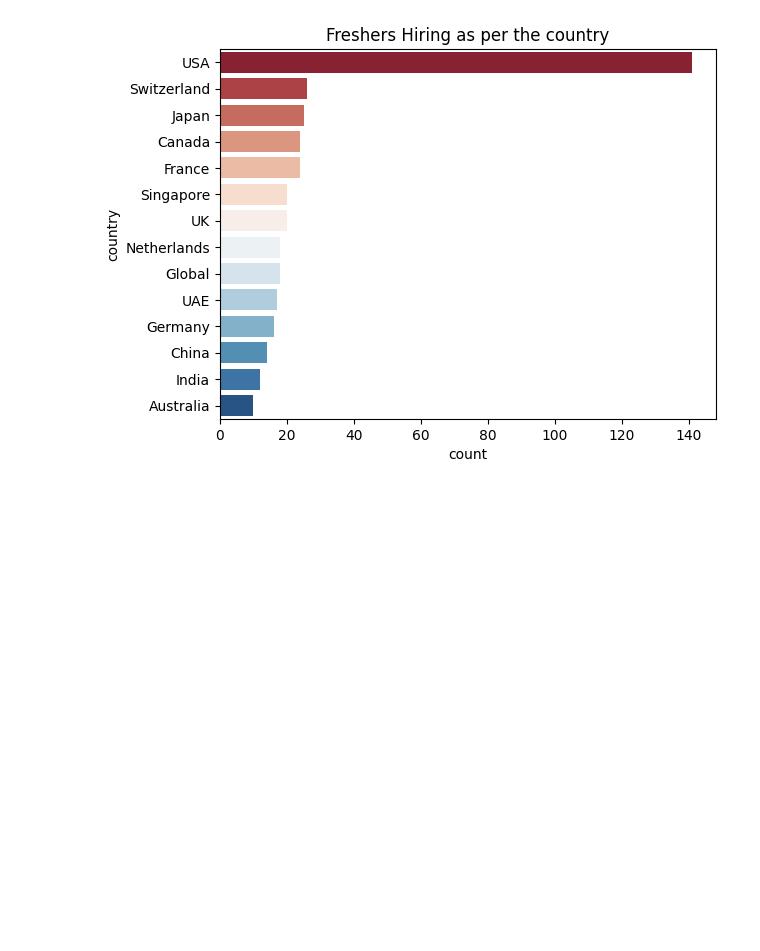
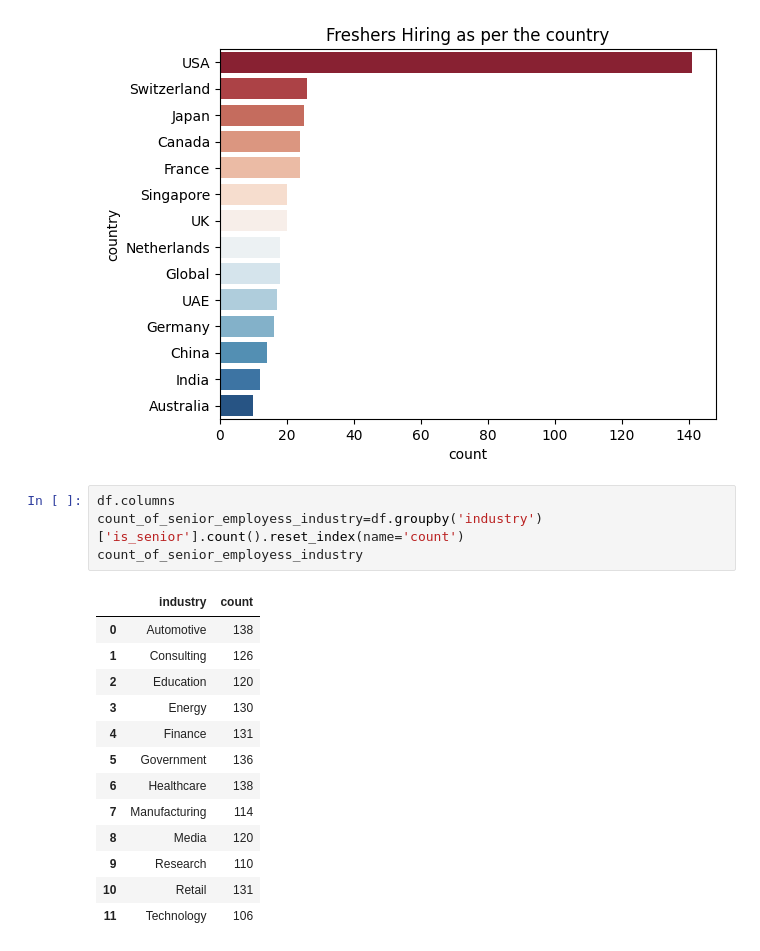
Before and after one commit to ShlokGadhave/AI-Career-Market-Insights, a Jupyter notebook: main.ipynb, the cells around one changed output. Drawn from its saved outputs; the diff is of its cells as text; blank space fills up the shorter version.

```diff
--- a/main.ipynb
+++ b/main.ipynb
@@ -1305,3 +1305,21 @@ Passing `palette` without assigning `hue` is deprecated and will be removed in v
   sns.barplot(x='count',y='country',data=fresher_hiring,palette='RdBu')
 Text(0, 0.5, 'country')
 [figure]
+# %%
+df.columns
+count_of_senior_employess_industry=df.groupby('industry')['is_senior'].count().reset_index(name='count')
+count_of_senior_employess_industry
+# %% [output]
+|  | industry | count |
+| 0 | Automotive | 138 |
+| 1 | Consulting | 126 |
+| 2 | Education | 120 |
+| 3 | Energy | 130 |
+| 4 | Finance | 131 |
+| 5 | Government | 136 |
+| 6 | Healthcare | 138 |
+| 7 | Manufacturing | 114 |
+| 8 | Media | 120 |
+| 9 | Research | 110 |
+| 10 | Retail | 131 |
+| 11 | Technology | 106 |
```
Also changed, not shown: parts of 7 cells of this notebook.
